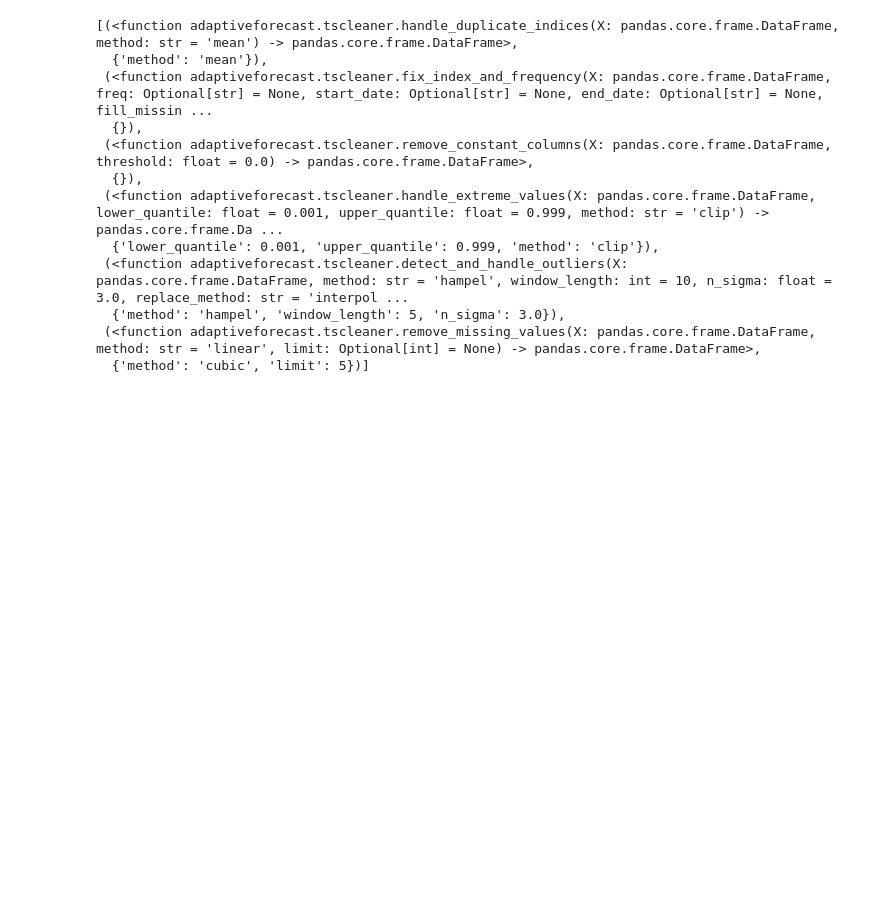
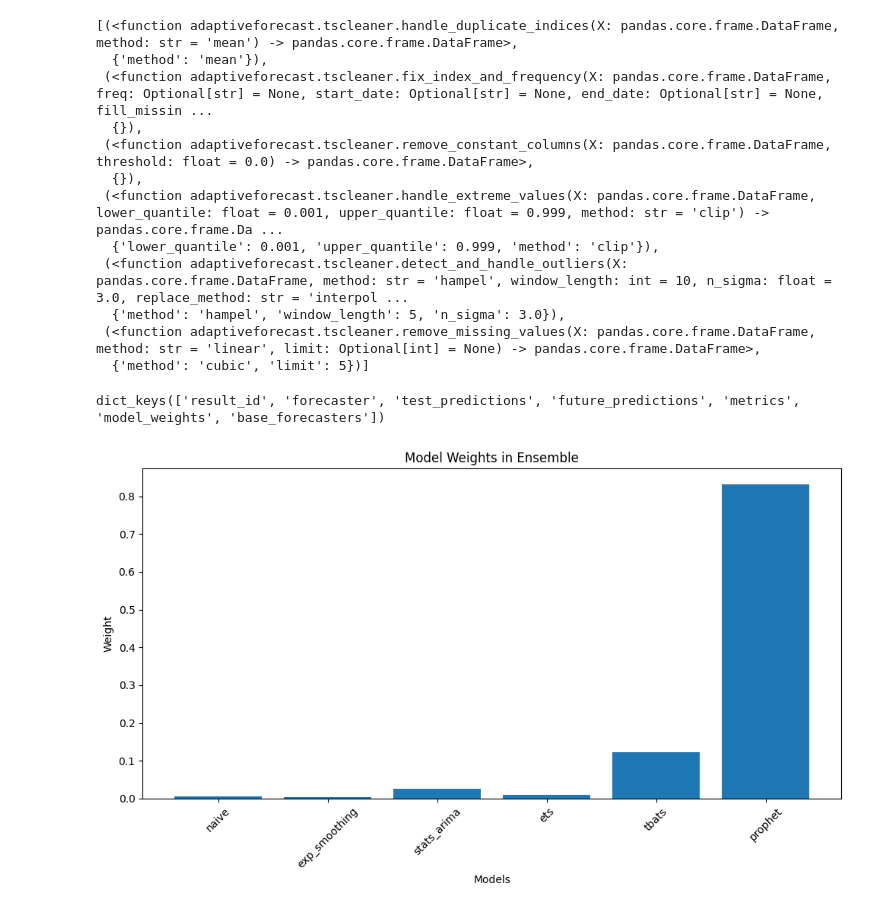
Before and after one commit to prekrish/Adaptive_Forecasting, a Jupyter notebook: adaptiveforecast/examples/investigate.ipynb, the cells around one changed output. Cells and saved outputs as stored; diff of their text form; code cells hidden in the pictures; blank space fills up the shorter version.

```diff
--- a/adaptiveforecast/examples/investigate.ipynb
+++ b/adaptiveforecast/examples/investigate.ipynb
@@ -429,21 +450,27 @@ pipeline.cleaning_steps
   {'method': 'hampel', 'window_length': 5, 'n_sigma': 3.0}),
  (<function adaptiveforecast.tscleaner.remove_missing_values(X: pandas.core.frame.DataFrame, method: str = 'linear', limit: Optional[int] = None) -> pandas.core.frame.DataFrame>,
   {'method': 'cubic', 'limit': 5})]
+# %%
+model_results['auto_ensemble'].keys()
+# %% [output]
+dict_keys(['result_id', 'forecaster', 'test_predictions', 'future_predictions', 'metrics', 'model_weights', 'base_forecasters'])
 # %%
 from adaptiveforecast.utils import (
     plot_individual_forecast,
     plot_ensemble_forecast,
     plot_cleaning_report,
     plot_model_weights
 )
 
-fig = plot_individual_forecast(train_y, test_y, predictions, future_predictions)
+#fig = plot_individual_forecast(train_y, test_y, model_results['online_ensemble']['test_predictions'], model_results['online_ensemble']['future_predictions'])
 
 # For ensemble forecasts
-fig = plot_ensemble_forecast(ensemble_results, ensemble_type='auto_ensemble')
+#fig = plot_ensemble_forecast(ensemble_results, ensemble_type='auto_ensemble')
 
 # For cleaning report visualization
-plots = plot_cleaning_report(original_data, cleaned_data)
+#plots = plot_cleaning_report(original_data, cleaned_data)
 
 # For model weights visualization
 fig = plot_model_weights(model_results['auto_ensemble']['model_weights'])
+# %% [output]
+[figure, added]
```
Also changed, not shown: parts of 8 cells of this notebook, 6 other files.
